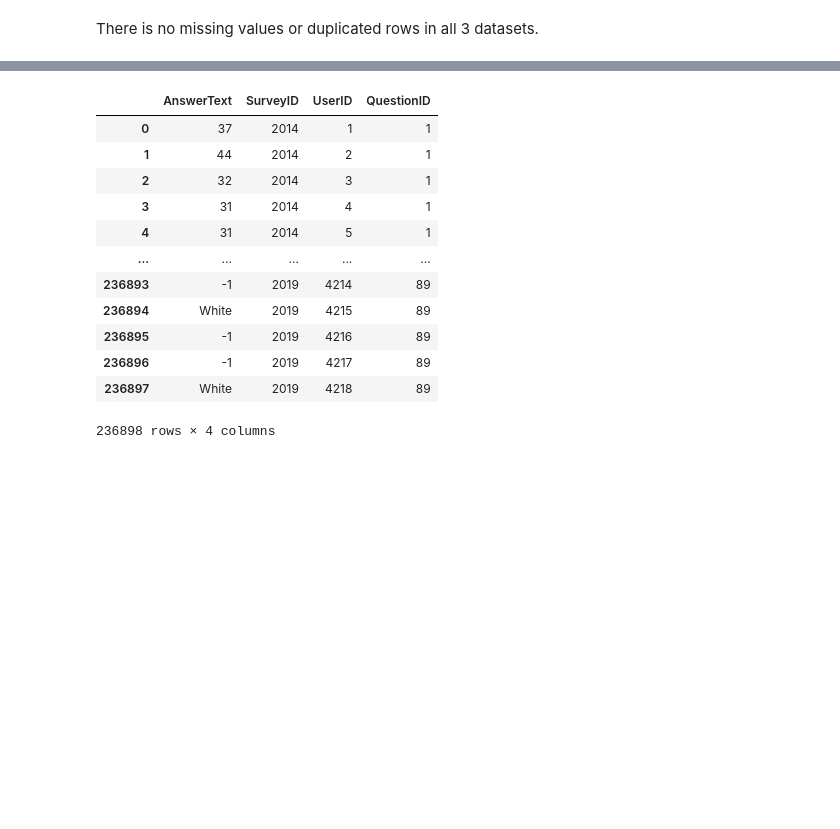
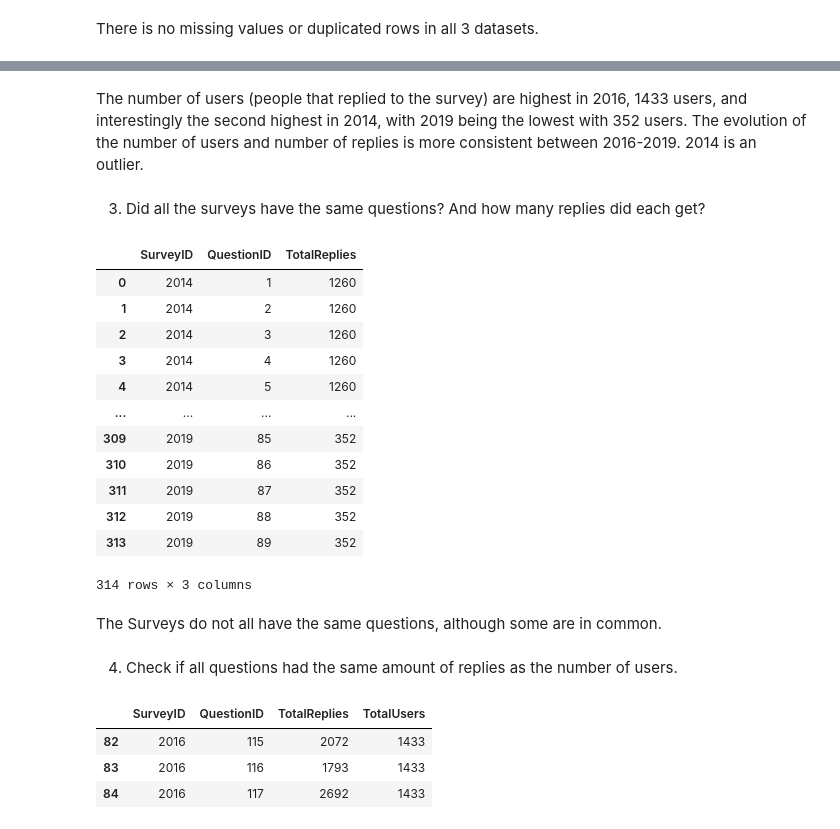
Before and after one commit to CelineChiLamNg/tech_mental_health, a Jupyter notebook: mental_health_tech.ipynb, the cells around one changed output, grey strips where cells are left out. Saved outputs shown, nothing was run; the diff lists cells and outputs as text; code cells hidden in the pictures; blank space fills up the shorter version.

```diff
--- a/mental_health_tech.ipynb
+++ b/mental_health_tech.ipynb
@@ -192,22 +256,46 @@ replies_over_time
+# %% [markdown]
+The number of users (people that replied to the survey) are highest in 2016,
+ 1433 users, and interestingly the second highest in 2014, with 2019 being the
+ lowest with 352 users.
+ The evolution of the number of users and number of replies is more consistent
+ between 2016-2019. 2014 is an outlier.
+# %% [markdown]
+3. Did all the surveys have the same questions? And how many replies did
+each get?
 # %%
-query = '''SELECT *
+query = '''SELECT SurveyID, QuestionID, COUNT(1) AS TotalReplies
 FROM Answer
-ORDER BY SurveyID, QuestionID;
+GROUP BY SurveyID, QuestionID;
 '''
 
 questions_for_each_survey = pd.read_sql_query(query, conn)
 questions_for_each_survey
 # %% [output]
-|  | AnswerText | SurveyID | UserID | QuestionID |
-| 0 | 37 | 2014 | 1 | 1 |
-| 1 | 44 | 2014 | 2 | 1 |
-| 2 | 32 | 2014 | 3 | 1 |
-| 3 | 31 | 2014 | 4 | 1 |
-| 4 | 31 | 2014 | 5 | 1 |
-| ... | ... | ... | ... | ... |
-| 236893 | -1 | 2019 | 4214 | 89 |
-| 236894 | White | 2019 | 4215 | 89 |
-| 236895 | -1 | 2019 | 4216 | 89 |
-| 236896 | -1 | 2019 | 4217 | 89 |
-| 236897 | White | 2019 | 4218 | 89 |
+|  | SurveyID | QuestionID | TotalReplies |
+| 0 | 2014 | 1 | 1260 |
+| 1 | 2014 | 2 | 1260 |
+| 2 | 2014 | 3 | 1260 |
+| 3 | 2014 | 4 | 1260 |
+| 4 | 2014 | 5 | 1260 |
+| ... | ... | ... | ... |
+| 309 | 2019 | 85 | 352 |
+| 310 | 2019 | 86 | 352 |
+| 311 | 2019 | 87 | 352 |
+| 312 | 2019 | 88 | 352 |
+| 313 | 2019 | 89 | 352 |
-236898 rows × 4 columns
+314 rows × 3 columns
+# %% [markdown]
+The Surveys do not all have the same questions, although some are in common.
+# %% [markdown]
+4. Check if all questions had the same amount of replies as the number of
+users.
+# %%
+merged_df = questions_for_each_survey.merge(users_over_time, on='SurveyID')
+odd_number_of_replies = merged_df[merged_df.TotalUsers != merged_df
+.TotalReplies]
+odd_number_of_replies
+# %% [output]
+|  | SurveyID | QuestionID | TotalReplies | TotalUsers |
+| 82 | 2016 | 115 | 2072 | 1433 |
+| 83 | 2016 | 116 | 1793 | 1433 |
+| 84 | 2016 | 117 | 2692 | 1433 |
```
Also changed, not shown: parts of 29 cells of this notebook, 1 other file.
